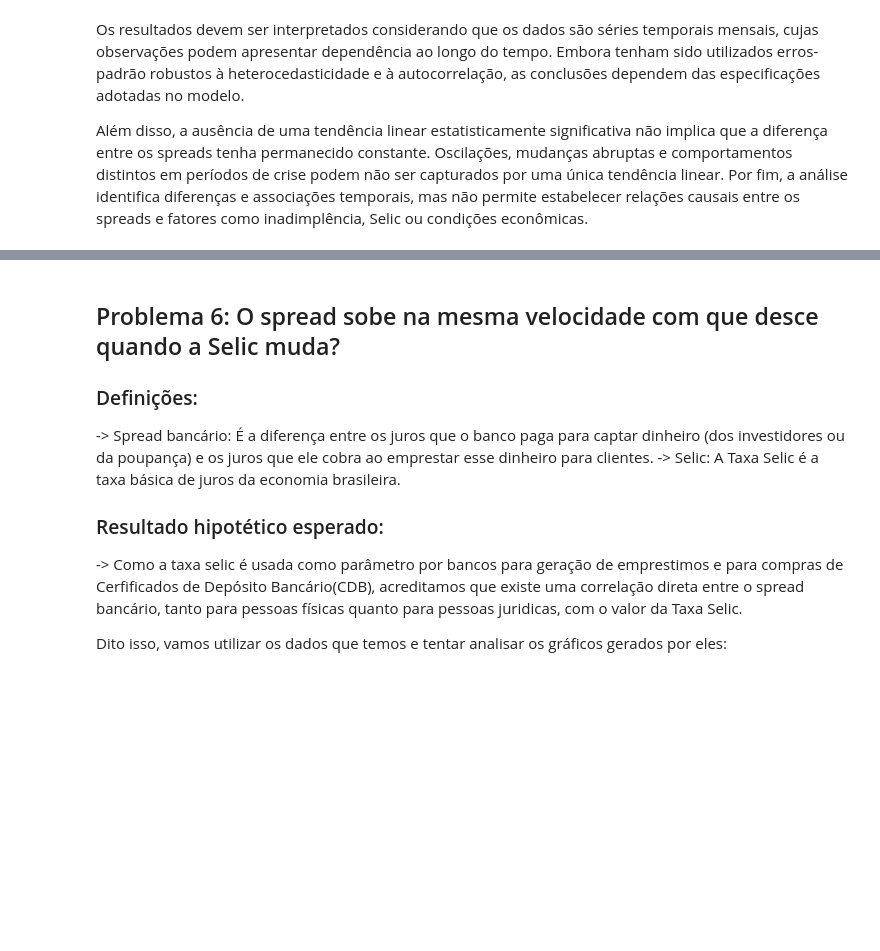
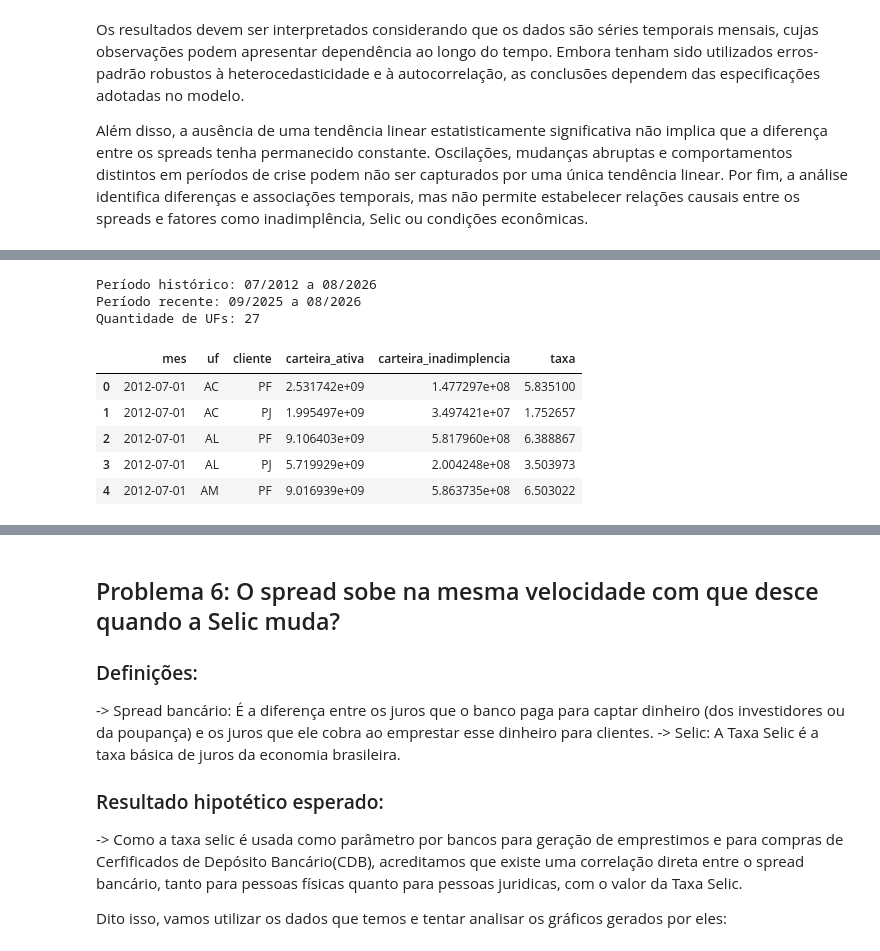
Before and after one commit to JoaoVitor2108/Projeto-AEDV, a Jupyter notebook: analise.ipynb, the cells around one changed output, grey strips where cells are left out. Cells and saved outputs as stored; diff of their text form; code cells hidden in the pictures; blank space fills up the shorter version.

```diff
--- a/analise.ipynb
+++ b/analise.ipynb
@@ -1437,0 +1431,50 @@ Além disso, a ausência de uma tendência linear estatisticamente significativa
+# %%
+# Aproveitamos a base já criada no Bloco 1.
+if "scr" not in globals():
+    scr = pd.read_parquet("data/processed/scr_resumo.parquet")
+
+
+ufs_q4 = "AC AL AP AM BA CE DF ES GO MA MT MS MG PA PB PR PE PI RJ RN RS RO RR SC SP SE TO".split()
+
+q4_base = scr[["mes", "uf", "cliente", "carteira_ativa",
+               "carteira_inadimplencia"]].copy()
+q4_base["mes"] = pd.to_datetime(q4_base["mes"]).dt.to_period("M").dt.to_timestamp()
+q4_base["uf"] = q4_base["uf"].astype(str).str.strip().str.upper()
+q4_base["cliente"] = q4_base["cliente"].astype(str).str.strip().str.upper()
+
+q4_base = q4_base[
+    q4_base["uf"].isin(ufs_q4) & q4_base["cliente"].isin(["PF", "PJ"])
+]
+
+# Somamos os valores das carteiras por mês, UF e tipo de cliente.
+q4 = (
+    q4_base.groupby(["mes", "uf", "cliente"])[
+        ["carteira_ativa", "carteira_inadimplencia"]
+    ].sum(min_count=1).reset_index()
+)
+
+q4["taxa"] = (
+    q4["carteira_inadimplencia"]
+    .div(q4["carteira_ativa"].replace(0, np.nan))
+    .mul(100)
+)
+
+# Mantemos a cobertura explícita para não confundir dados ausentes com taxa zero.
+fim_q4 = q4["mes"].max()
+inicio_q4 = fim_q4 - pd.DateOffset(months=11)
+meses_q4 = pd.date_range(inicio_q4, fim_q4, freq="MS")
+
+print("Período histórico:", q4["mes"].min().strftime("%m/%Y"), "a", fim_q4.strftime("%m/%Y"))
+print("Período recente:", inicio_q4.strftime("%m/%Y"), "a", fim_q4.strftime("%m/%Y"))
+print("Quantidade de UFs:", q4["uf"].nunique())
+display(q4.head())
+# %% [output]
+Período histórico: 07/2012 a 08/2026
+Período recente: 09/2025 a 08/2026
+Quantidade de UFs: 27
+|  | mes | uf | cliente | carteira_ativa | carteira_inadimplencia | taxa |
+| 0 | 2012-07-01 | AC | PF | 2.531742e+09 | 1.477297e+08 | 5.835100 |
+| 1 | 2012-07-01 | AC | PJ | 1.995497e+09 | 3.497421e+07 | 1.752657 |
+| 2 | 2012-07-01 | AL | PF | 9.106403e+09 | 5.817960e+08 | 6.388867 |
+| 3 | 2012-07-01 | AL | PJ | 5.719929e+09 | 2.004248e+08 | 3.503973 |
+| 4 | 2012-07-01 | AM | PF | 9.016939e+09 | 5.863735e+08 | 6.503022 |
```
Also changed, not shown: parts of 26 cells of this notebook.
